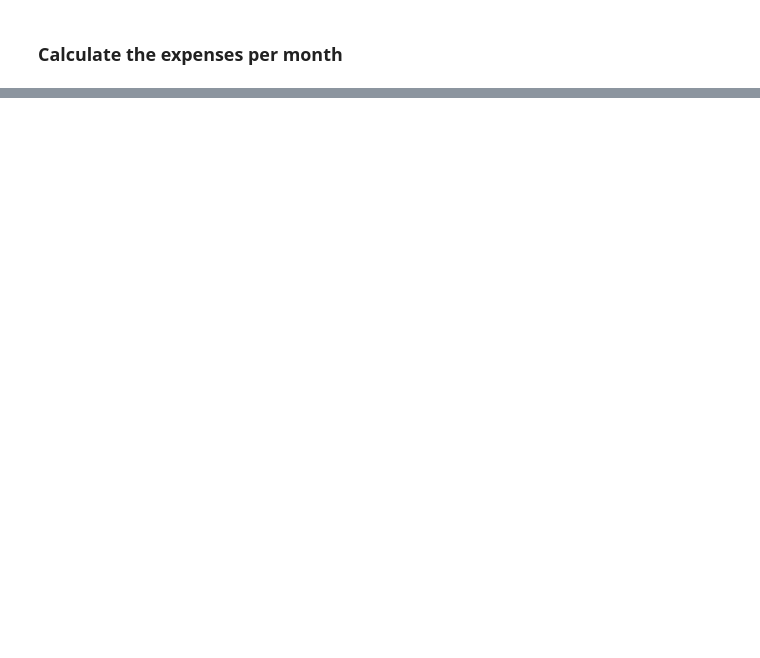
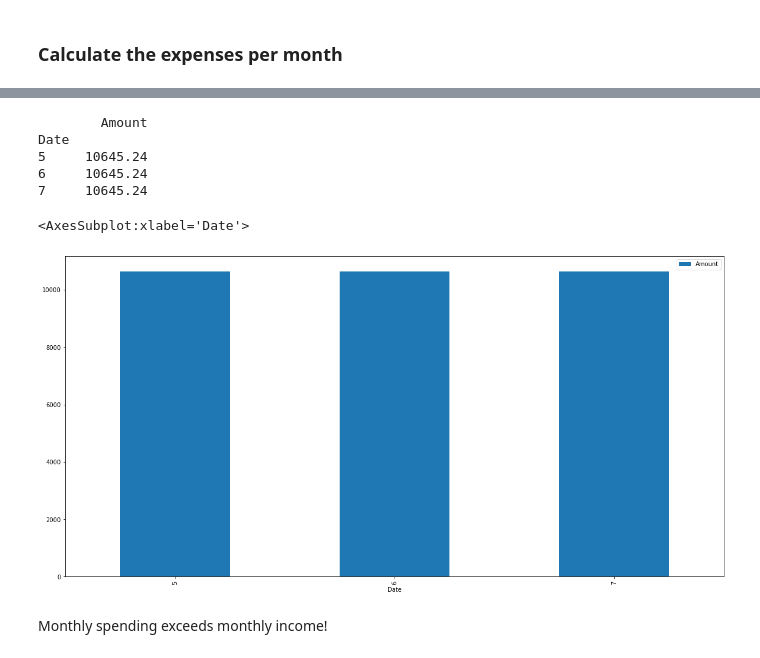
Before and after one commit to andrewjrubi/API-HW-Rubi, a Jupyter notebook: account_summary.ipynb, the cells around one changed output, grey strips where cells are left out. Saved outputs shown, nothing was run; the diff lists cells and outputs as text; code cells hidden in the pictures; blank space fills up the shorter version.

```diff
--- a/account_summary.ipynb
+++ b/account_summary.ipynb
@@ -295,4 +373,8 @@ In this section, you will use the transactions DataFrame to analyze the customer
 # %%
 # Create a DataFrame with the total expenses
 
+grouped_expenses = transactions_data_df.filter(['Date', 'Amount'])
+
 # Display sample data
+
+grouped_expenses.head()
@@ -299,2 +389,17 @@ In this section, you will use the transactions DataFrame to analyze the customer
 # %%
 # Create a spending per month bar chart
+
+monthly_expenses = grouped_expenses.groupby(grouped_expenses.index.month).sum()
+print(monthly_expenses)
+
+monthly_expenses.plot.bar(figsize=(20,10))
+# %% [output]
+        Amount
+Date
+5     10645.24
+6     10645.24
+7     10645.24
+<AxesSubplot:xlabel='Date'>
+[figure, added]
+# %% [markdown]
+Monthly spending exceeds monthly income!
```
Also changed, not shown: parts of 14 cells of this notebook.
